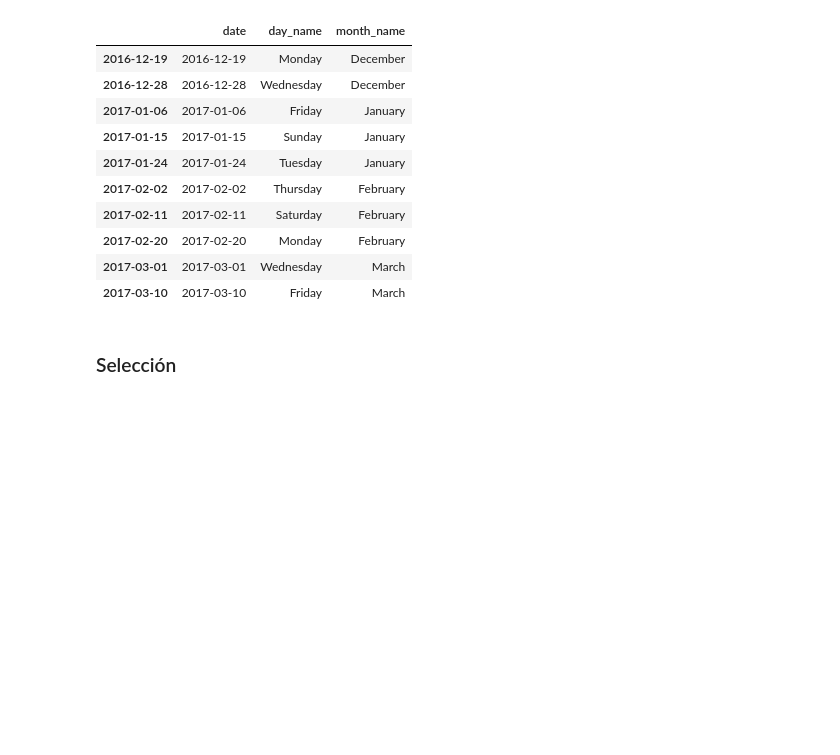
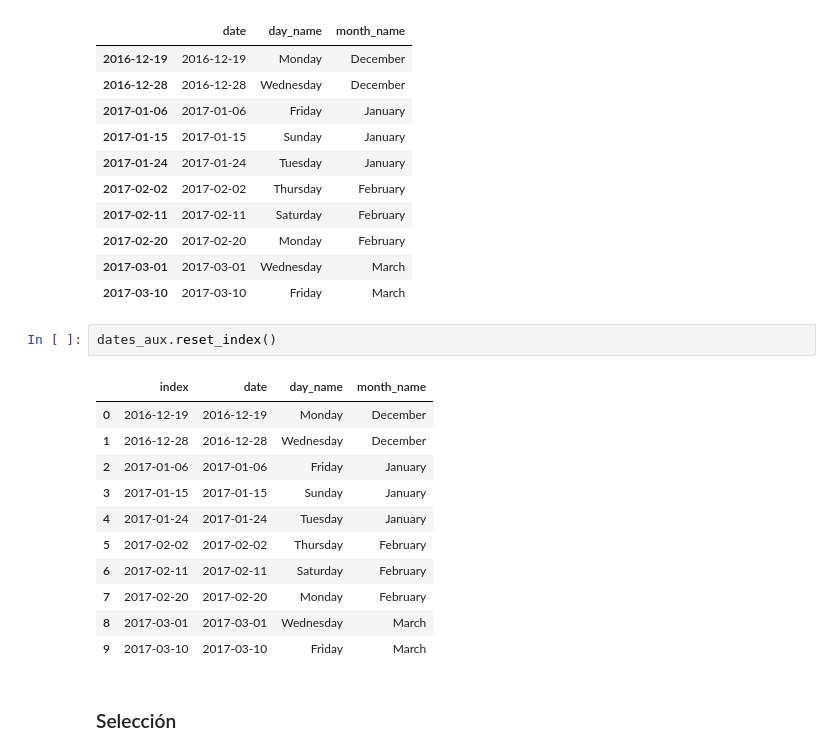
Before and after one commit to daniopitz/visualizaci-n, a Jupyter notebook: clases_practicas/clase03.ipynb, the cells around one changed output. Saved outputs shown, nothing was run; the diff lists cells and outputs as text; blank space fills up the shorter version.

```diff
--- a/clases_practicas/clase03.ipynb
+++ b/clases_practicas/clase03.ipynb
@@ -422,6 +435,20 @@ dates_aux
 | 2017-02-20 | 2017-02-20 | Monday | February |
 | 2017-03-01 | 2017-03-01 | Wednesday | March |
 | 2017-03-10 | 2017-03-10 | Friday | March |
+# %%
+dates_aux.reset_index()
+# %% [output]
+|  | index | date | day_name | month_name |
+| 0 | 2016-12-19 | 2016-12-19 | Monday | December |
+| 1 | 2016-12-28 | 2016-12-28 | Wednesday | December |
+| 2 | 2017-01-06 | 2017-01-06 | Friday | January |
+| 3 | 2017-01-15 | 2017-01-15 | Sunday | January |
+| 4 | 2017-01-24 | 2017-01-24 | Tuesday | January |
+| 5 | 2017-02-02 | 2017-02-02 | Thursday | February |
+| 6 | 2017-02-11 | 2017-02-11 | Saturday | February |
+| 7 | 2017-02-20 | 2017-02-20 | Monday | February |
+| 8 | 2017-03-01 | 2017-03-01 | Wednesday | March |
+| 9 | 2017-03-10 | 2017-03-10 | Friday | March |
 # %% [markdown]
 ### Selección
 # %%
```
Also changed, not shown: parts of 24 cells of this notebook.
